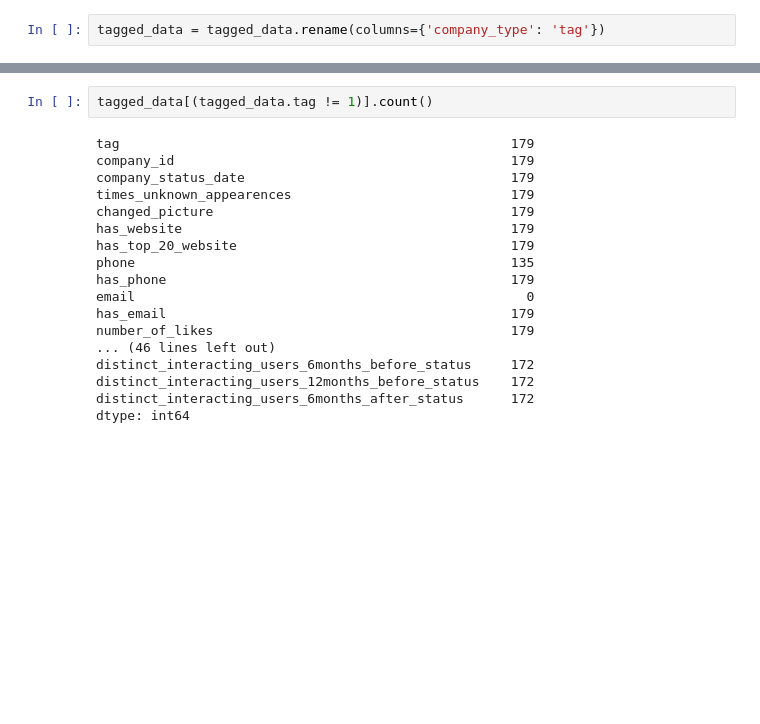
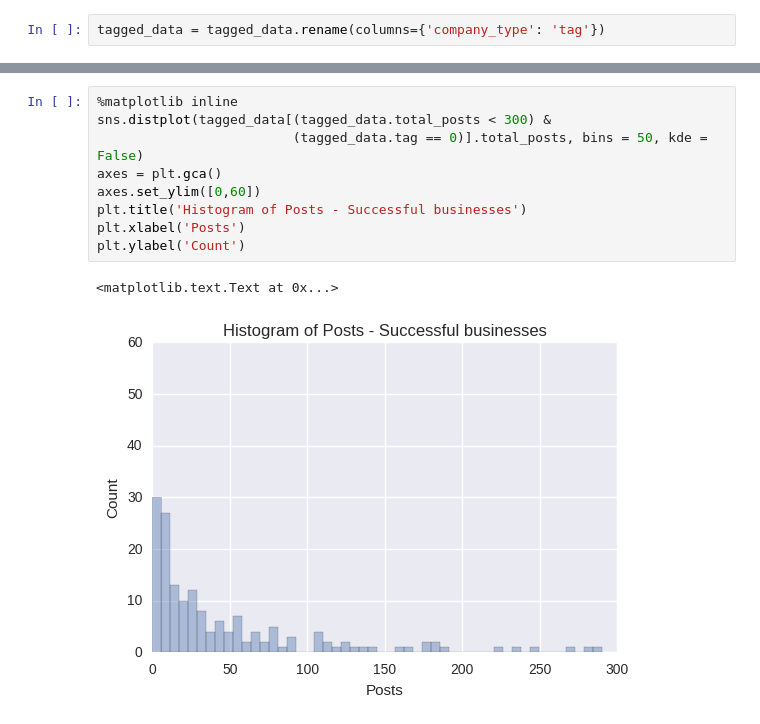
Before and after one commit to liadwg/data_mining_workshop, a Jupyter notebook: Business predictions workshop.ipynb, the cells around one changed output, grey strips where cells are left out. Cells and saved outputs as stored; diff of their text form; blank space fills up the shorter version.

```diff
--- a/Business predictions workshop.ipynb
+++ b/Business predictions workshop.ipynb
@@ -106,20 +110,12 @@ plt.ylabel('Count')
-# %%
-tagged_data[(tagged_data.tag != 1)].count()
-# %% [output]
-tag                                                  179
-company_id                                           179
-company_status_date                                  179
-times_unknown_appearences                            179
-changed_picture                                      179
-has_website                                          179
-has_top_20_website                                   179
-phone                                                135
-has_phone                                            179
-email                                                  0
-has_email                                            179
-number_of_likes                                      179
-... (46 lines left out)
-distinct_interacting_users_6months_before_status     172
-distinct_interacting_users_12months_before_status    172
-distinct_interacting_users_6months_after_status      172
-dtype: int64
+# %%
+%matplotlib inline
+sns.distplot(tagged_data[(tagged_data.total_posts < 300) &
+                         (tagged_data.tag == 0)].total_posts, bins = 50, kde = False)
+axes = plt.gca()
+axes.set_ylim([0,60])
+plt.title('Histogram of Posts - Successful businesses')
+plt.xlabel('Posts')
+plt.ylabel('Count')
+# %% [output]
+<matplotlib.text.Text at 0x...>
+[figure, added]
```
Also changed, not shown: parts of 7 cells of this notebook.
